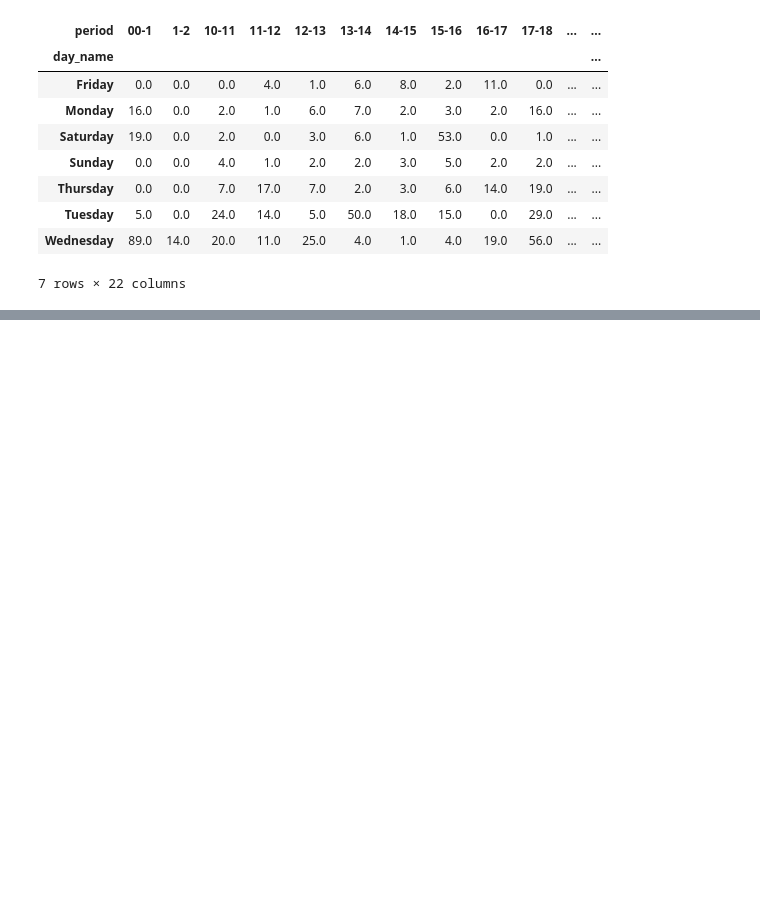
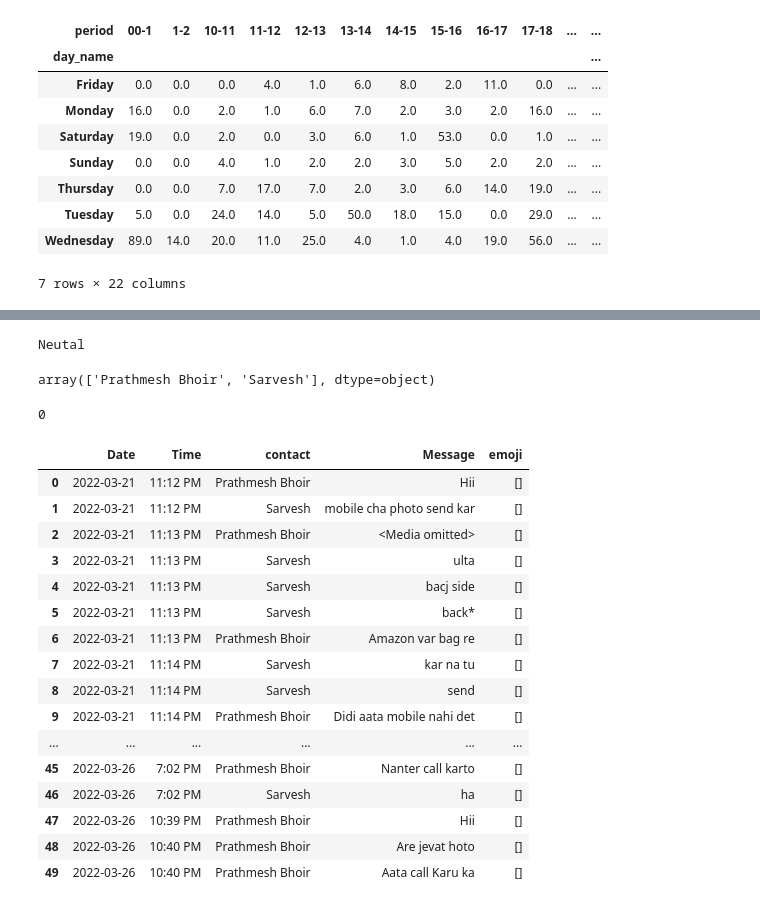
Before and after one commit to bhoirprathmesh/WhatsApp_Chat_Sentiment_Analyzer_13, a Jupyter notebook: Chat_Analysis.ipynb, the cells around one changed output, grey strips where cells are left out. Cells and saved outputs as stored; diff of their text form; code cells hidden in the pictures; blank space fills up the shorter version.

```diff
--- a/Chat_Analysis.ipynb
+++ b/Chat_Analysis.ipynb
@@ -581,0 +636,25 @@ df.pivot_table(index='day_name', columns='period', values='message', aggfunc='co
+# %%
+import nltk
+from nltk.sentiment.vader import SentimentIntensityAnalyzer
+
+# Download required NLTK data
+nltk.download('vader_lexicon') # VADER stands for Valence Aware Dictionary and sEntiment Reasoner(It's a rule-based sentiment analysis tool designed specifically for text messages)
+# VADER uses a predefined lexicon (dictionary) of words with sentiment scores between -4 (most negative) and +4 (most positive).
+# VADER is built for English.
+# It doesn’t understand Romanized Hindi or Marathi
+# VADER thinks it’s 100% neutral — because it doesn’t recognize any meaningful sentiment.
+
+df = pd.DataFrame(data, columns=["Date", "Time", "contact", "Message"])
+df['Date'] = pd.to_datetime(df['Date'])
+
+data = df.dropna()
+
+sentiments = SentimentIntensityAnalyzer()
+
+# Apply sentiment analysis
+data["positive"] = [sentiments.polarity_scores(i)["pos"] for i in data["Message"]]
+data["negative"] = [sentiments.polarity_scores(i)["neg"] for i in data["Message"]]
+data["neutral"] = [sentiments.polarity_scores(i)["neu"] for i in data["Message"]]
+
+# Show the result
+print(data.head())
@@ -581,0 +678,26 @@ df.pivot_table(index='day_name', columns='period', values='message', aggfunc='co
+# %%
+x=sum(data["positive"])
+y=sum(data["negative"])
+z=sum(data["neutral"])
+
+def score(a,b,c):
+    if (a>b) and (a>c):
+        print("Positive ")
+    if (b>a) and (b>c):
+        print("Negative")
+    if (c>a) and (c>b):
+        print("Neutal")
+
+score(x,y,z)
+# %% [output]
+Neutal
+# %%
+df.contact.unique()
+# %% [output]
+array(['Prathmesh Bhoir', 'Sarvesh'], dtype=object)
+# %%
+
+media_messages = df[df['Message'] == 'Oke'].shape[0]
+print(media_messages)
+# %% [output]
+0
@@ -581,0 +714,22 @@ df.pivot_table(index='day_name', columns='period', values='message', aggfunc='co
+# %%
+df["emoji"] = df["Message"].apply(split_count)
+emojis = sum(df["emoji"].str.len())
+df.head(50)
+# %% [output]
+|  | Date | Time | contact | Message | emoji |
+| 0 | 2022-03-21 | 11:12 PM | Prathmesh Bhoir | Hii | [] |
+| 1 | 2022-03-21 | 11:12 PM | Sarvesh | mobile cha photo send kar | [] |
+| 2 | 2022-03-21 | 11:13 PM | Prathmesh Bhoir | <Media omitted> | [] |
+| 3 | 2022-03-21 | 11:13 PM | Sarvesh | ulta | [] |
+| 4 | 2022-03-21 | 11:13 PM | Sarvesh | bacj side | [] |
+| 5 | 2022-03-21 | 11:13 PM | Sarvesh | back* | [] |
+| 6 | 2022-03-21 | 11:13 PM | Prathmesh Bhoir | Amazon var bag re | [] |
+| 7 | 2022-03-21 | 11:14 PM | Sarvesh | kar na tu | [] |
+| 8 | 2022-03-21 | 11:14 PM | Sarvesh | send | [] |
+| 9 | 2022-03-21 | 11:14 PM | Prathmesh Bhoir | Didi aata mobile nahi det | [] |
+| ... | ... | ... | ... | ... | ... |
+| 45 | 2022-03-26 | 7:02 PM | Prathmesh Bhoir | Nanter call karto | [] |
+| 46 | 2022-03-26 | 7:02 PM | Sarvesh | ha | [] |
+| 47 | 2022-03-26 | 10:39 PM | Prathmesh Bhoir | Hii | [] |
+| 48 | 2022-03-26 | 10:40 PM | Prathmesh Bhoir | Are jevat hoto | [] |
+| 49 | 2022-03-26 | 10:40 PM | Prathmesh Bhoir | Aata call Karu ka | [] |
```
Also changed, not shown: parts of 7 cells of this notebook, 2 other files.
